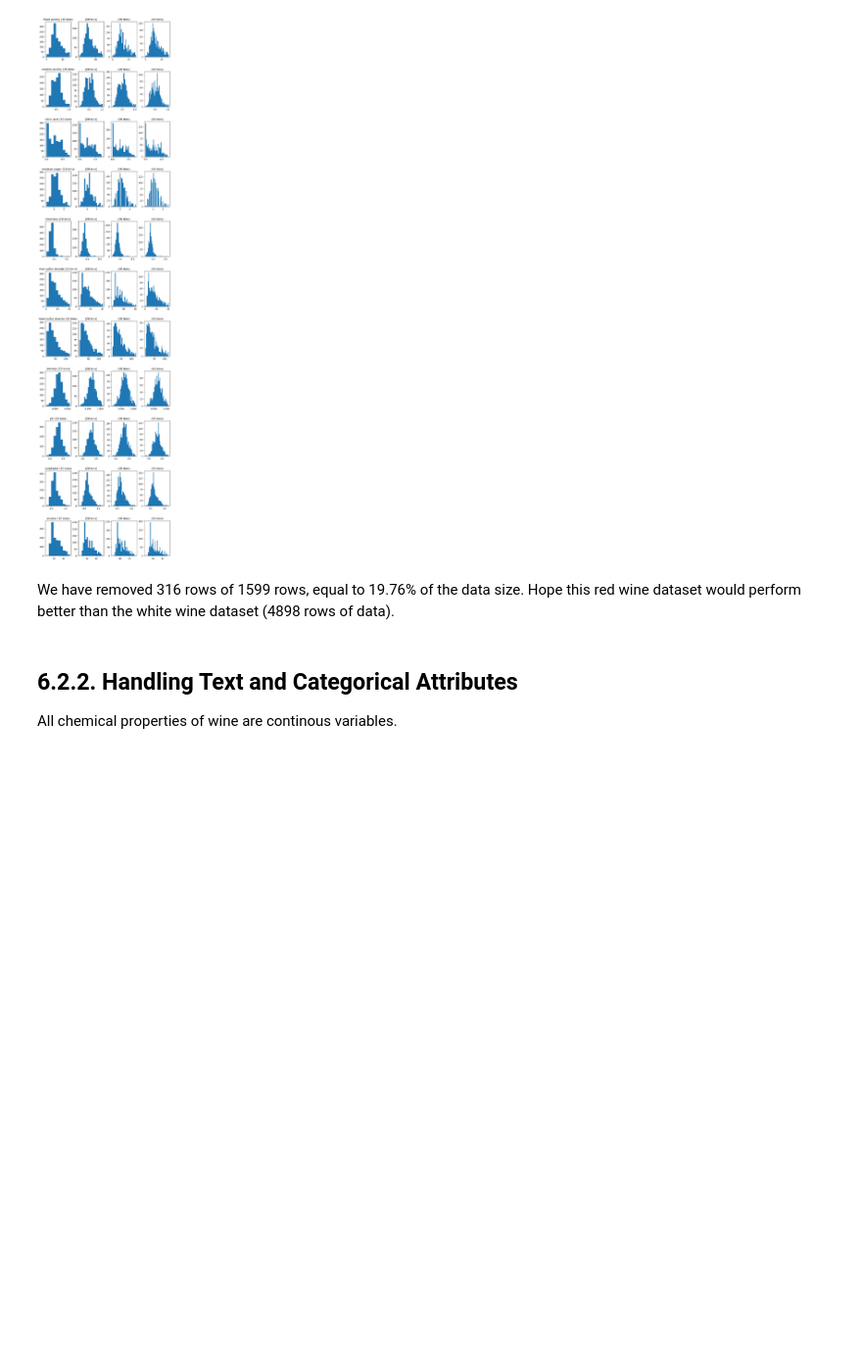
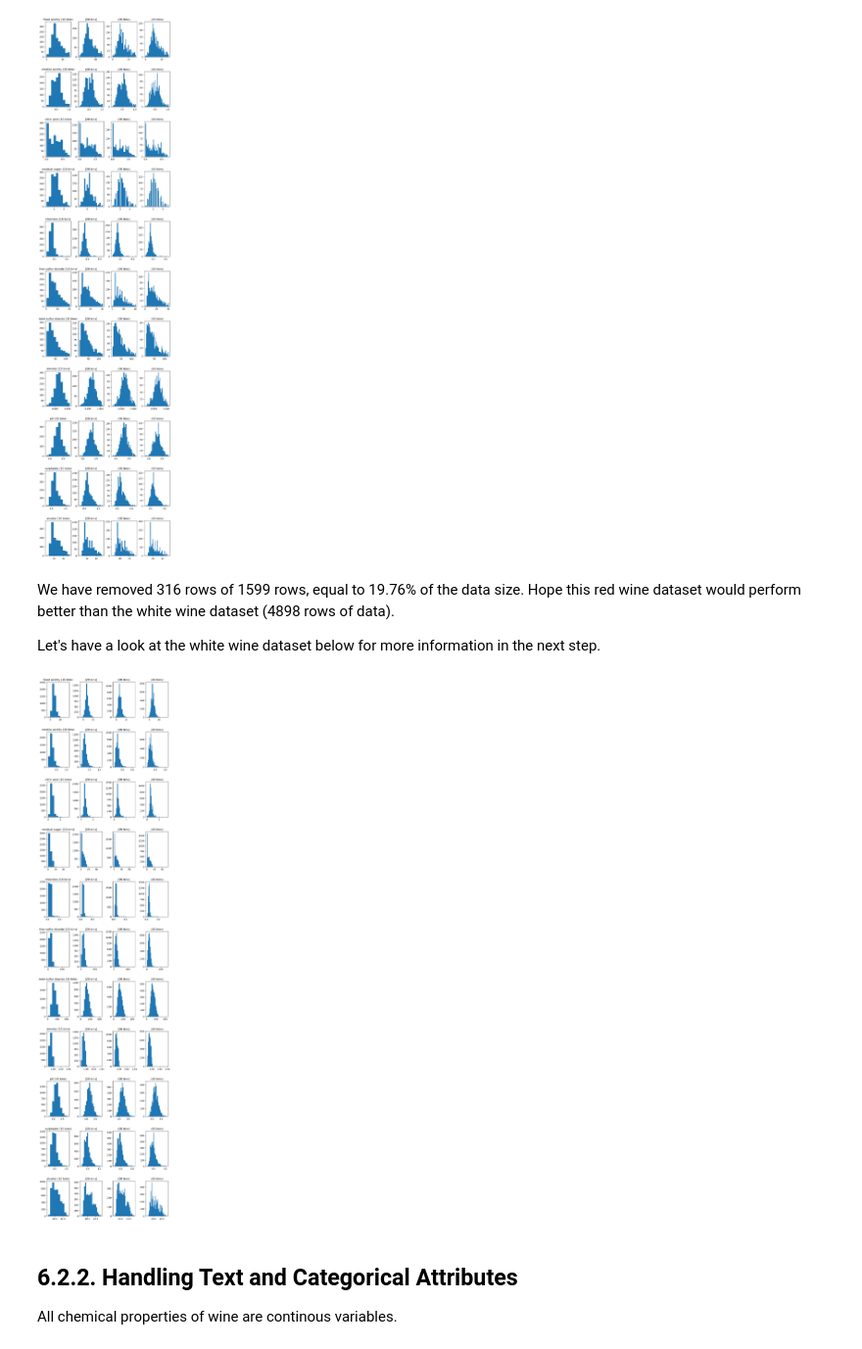
Before and after one commit to DangDecTen/practical-ml-class, a Jupyter notebook: exercises/E6-SVM&Regularization.ipynb, the cells around one changed output. Shown at 98% size. Cells and saved outputs as stored; diff of their text form; code cells hidden in the pictures; blank space fills up the shorter version.

```diff
--- a/exercises/E6-SVM&Regularization.ipynb
+++ b/exercises/E6-SVM&Regularization.ipynb
@@ -189,6 +189,12 @@ draw_hist_variation(cleaned_redwine)
 [figure]
 # %% [markdown]
 We have removed 316 rows of 1599 rows, equal to 19.76% of the data size. Hope this red wine dataset would perform better than the white wine dataset (4898 rows of data).
+
+Let's have a look at the white wine dataset below for more information in the next step.
+# %%
+draw_hist_variation(whitewine)
+# %% [output]
+[figure, added]
 # %% [markdown]
 ## 6.2.2. Handling Text and Categorical Attributes
 
```
Also changed, not shown: parts of 13 cells of this notebook.
